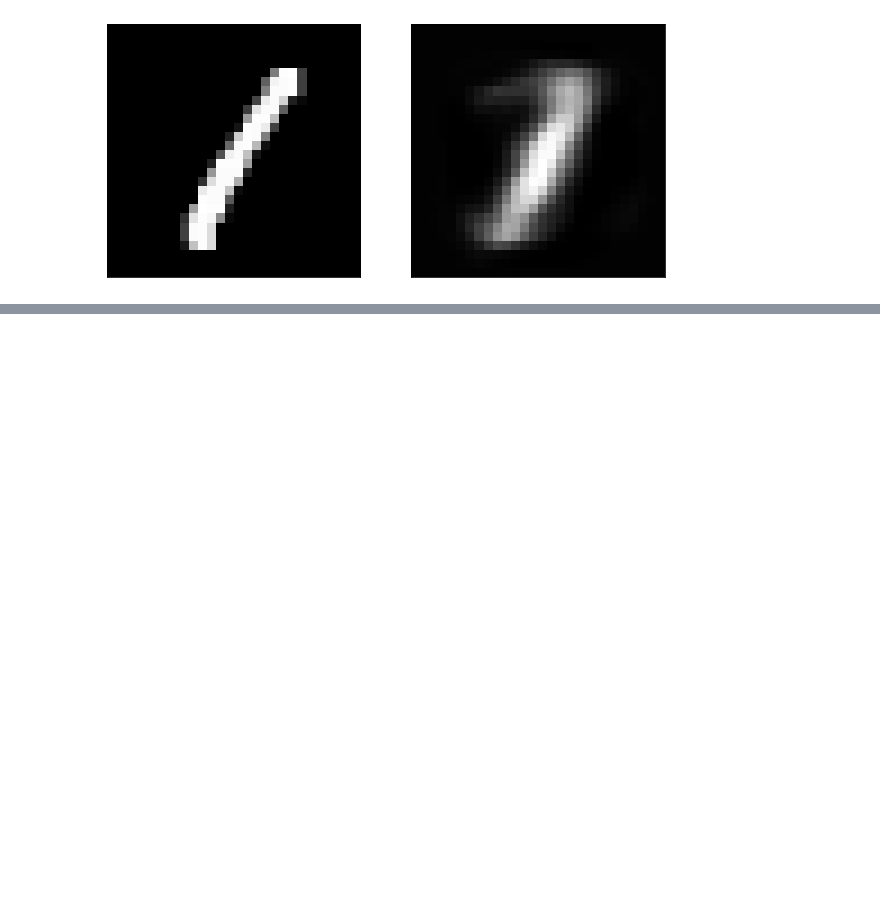
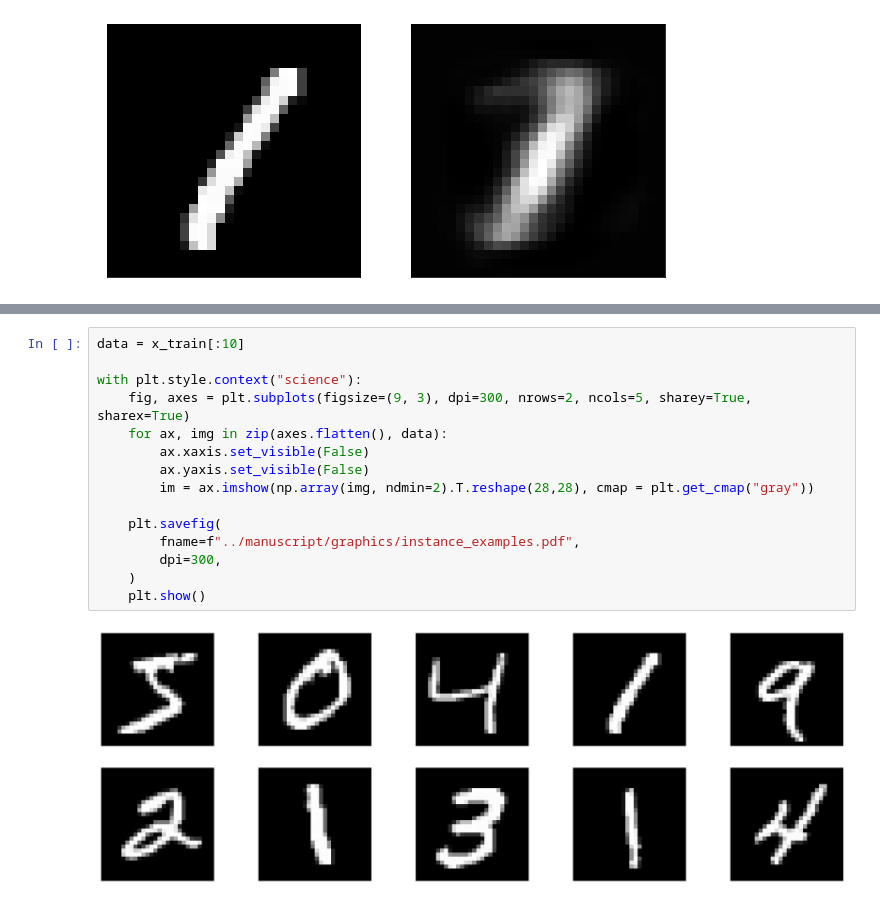
Before and after one commit to HRSAndrabi/autoencoder-compression-ratios, a Jupyter notebook: src/main.ipynb, the cells around one changed output, grey strips where cells are left out. Drawn from its saved outputs; the diff is of its cells as text; blank space fills up the shorter version.

```diff
--- a/src/main.ipynb
+++ b/src/main.ipynb
@@ -389,0 +413,17 @@ with plt.style.context("science"):
+# %%
+data = x_train[:10]
+
+with plt.style.context("science"):
+	fig, axes = plt.subplots(figsize=(9, 3), dpi=300, nrows=2, ncols=5, sharey=True, sharex=True)
+	for ax, img in zip(axes.flatten(), data):
+		ax.xaxis.set_visible(False)
+		ax.yaxis.set_visible(False)
+		im = ax.imshow(np.array(img, ndmin=2).T.reshape(28,28), cmap = plt.get_cmap("gray"))
+
+	plt.savefig(
+		fname=f"../manuscript/graphics/instance_examples.pdf",
+		dpi=300,
+	)
+	plt.show()
+# %% [output]
+[figure, added]
```
Also changed, not shown: parts of 3 cells of this notebook, 17 other files.
